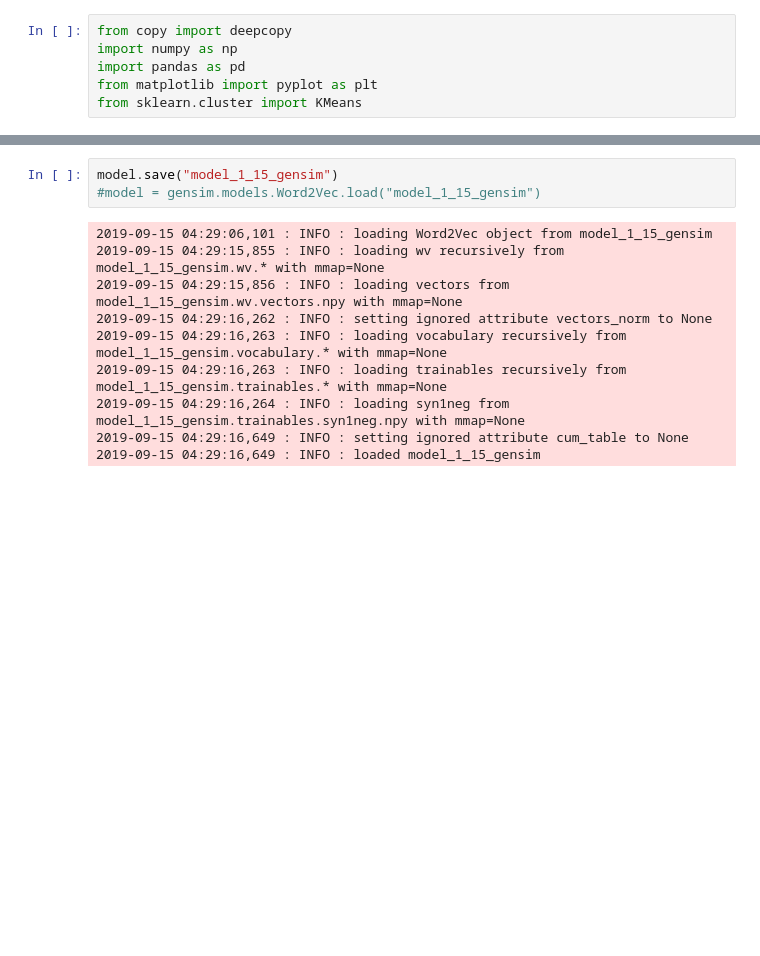
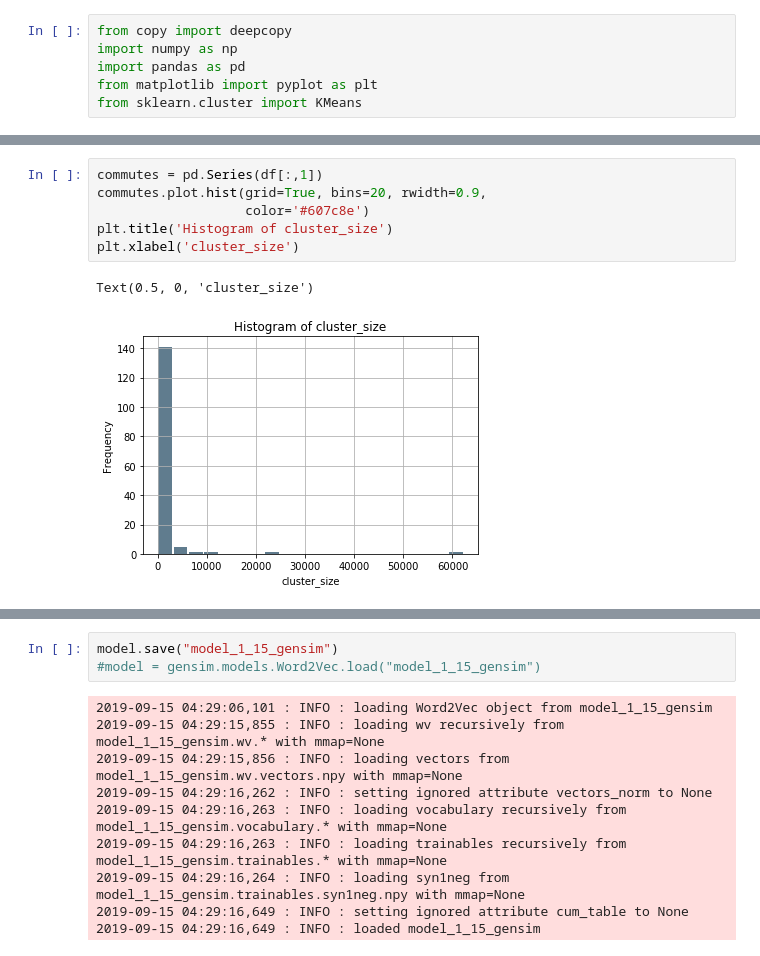
Before and after one commit to macieksk/hackyeah2019, a Jupyter notebook: jupyter_init_workspace/word2vec/Word2Vec_Wagabi-Copy1.ipynb, the cells around one changed output, grey strips where cells are left out. Cells and saved outputs as stored; diff of their text form; blank space fills up the shorter version.

```diff
--- a/jupyter_init_workspace/word2vec/Word2Vec_Wagabi-Copy1.ipynb
+++ b/jupyter_init_workspace/word2vec/Word2Vec_Wagabi-Copy1.ipynb
@@ -234,0 +274,9 @@ print(len(kmeans.labels_))
+# %%
+commutes = pd.Series(df[:,1])
+commutes.plot.hist(grid=True, bins=20, rwidth=0.9,
+                   color='#607c8e')
+plt.title('Histogram of cluster_size')
+plt.xlabel('cluster_size')
+# %% [output]
+Text(0.5, 0, 'cluster_size')
+[figure, added]
```
Also changed, not shown: parts of 15 cells of this notebook.
